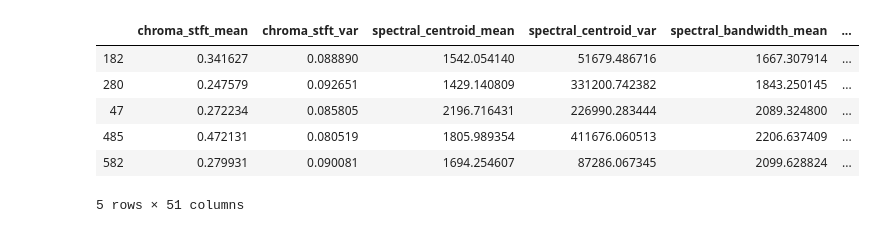
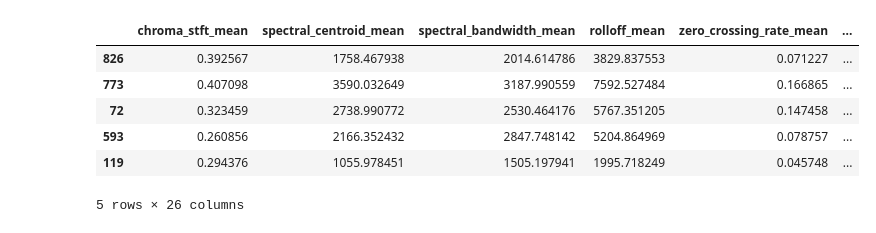
Before and after one commit to givi0519/CSCI-4622-Final-Project, a Jupyter notebook: keras_NN.ipynb, the cells around one changed output. Saved outputs shown, nothing was run; the diff lists cells and outputs as text; code cells hidden in the pictures.

```diff
--- a/keras_NN.ipynb
+++ b/keras_NN.ipynb
@@ -25,26 +25,26 @@ genres = [
 ]
 # %%
 # load dataframe from csv
-dfFeatures = pd.read_csv("music_features_updated.csv")
+dfFeatures = pd.read_csv("music_features.csv")
 
 # shuffle dataframe
 dfFeatures = shuffle(dfFeatures)
 
 # extract genres for labels
 genreList = dfFeatures['genre']
 
 # drop genres and filenames for training data
 dfFeatures= dfFeatures.drop(columns = ['filename', 'genre'])
 
 dfFeatures.head()
 # %% [output]
-|  | chroma_stft_mean | chroma_stft_var | spectral_centroid_mean | spectral_centroid_var | spectral_bandwidth_mean | ... |
-| 182 | 0.341627 | 0.088890 | 1542.054140 | 51679.486716 | 1667.307914 | ... |
-| 280 | 0.247579 | 0.092651 | 1429.140809 | 331200.742382 | 1843.250145 | ... |
-| 47 | 0.272234 | 0.085805 | 2196.716431 | 226990.283444 | 2089.324800 | ... |
-| 485 | 0.472131 | 0.080519 | 1805.989354 | 411676.060513 | 2206.637409 | ... |
-| 582 | 0.279931 | 0.090081 | 1694.254607 | 87286.067345 | 2099.628824 | ... |
+|  | chroma_stft_mean | spectral_centroid_mean | spectral_bandwidth_mean | rolloff_mean | zero_crossing_rate_mean | ... |
+| 826 | 0.392567 | 1758.467938 | 2014.614786 | 3829.837553 | 0.071227 | ... |
+| 773 | 0.407098 | 3590.032649 | 3187.990559 | 7592.527484 | 0.166865 | ... |
+| 72 | 0.323459 | 2738.990772 | 2530.464176 | 5767.351205 | 0.147458 | ... |
+| 593 | 0.260856 | 2166.352432 | 2847.748142 | 5204.864969 | 0.078757 | ... |
+| 119 | 0.294376 | 1055.978451 | 1505.197941 | 1995.718249 | 0.045748 | ... |
-5 rows × 51 columns
+5 rows × 26 columns
 # %%
 # standardize data
 scaler = StandardScaler()
```
Also changed, not shown: parts of 9 cells of this notebook, 1 other file.
